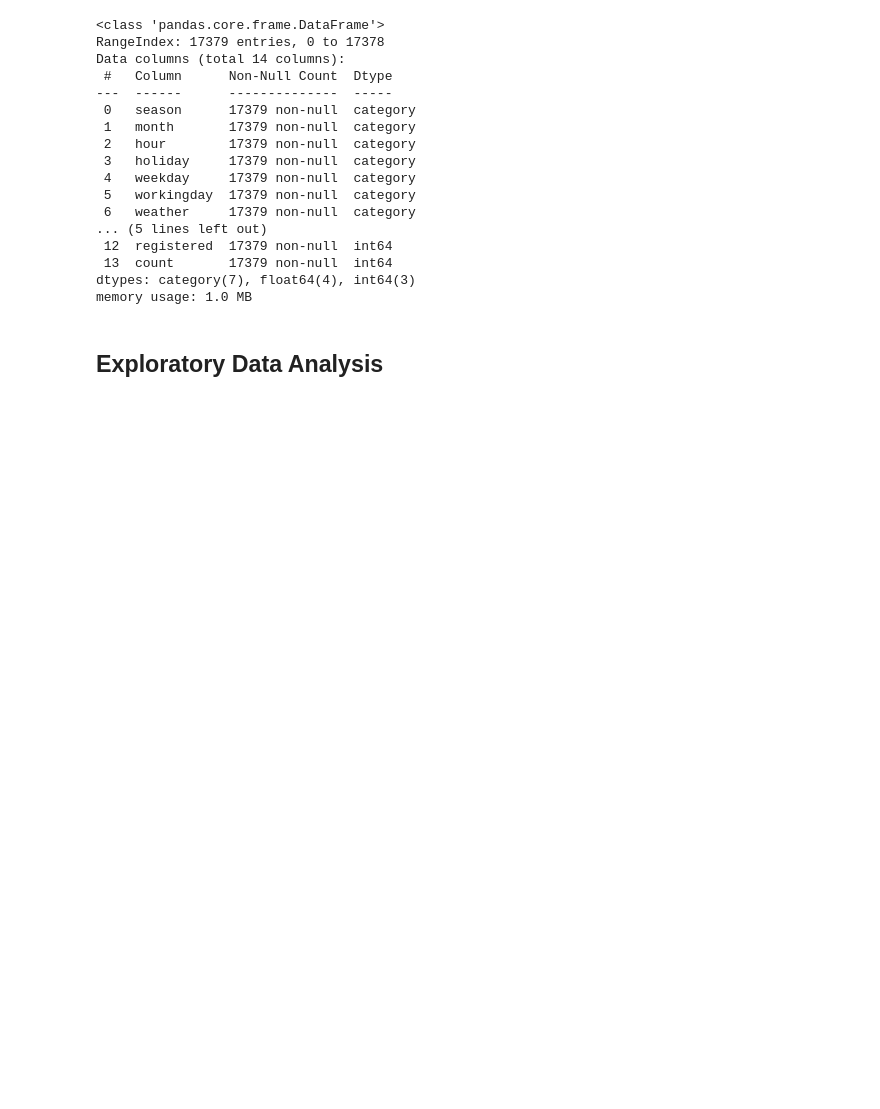
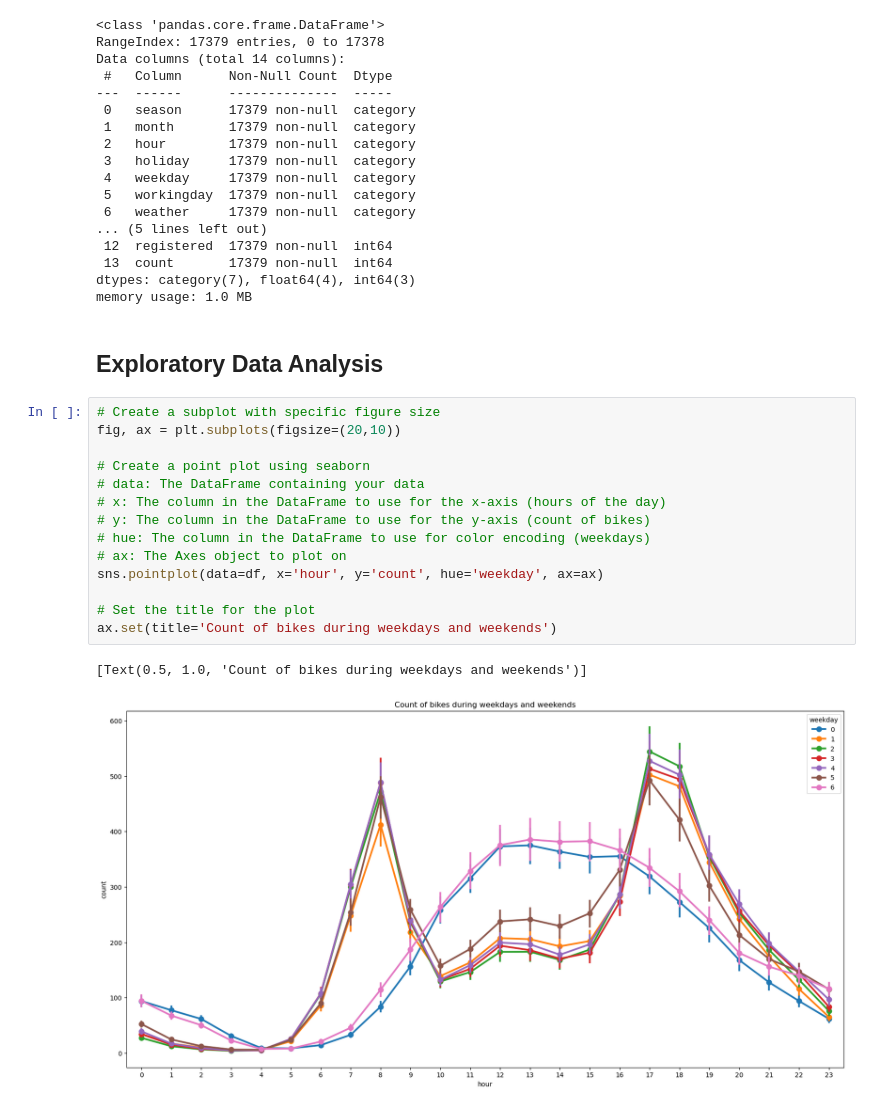
Before and after one commit to longmen2019/Machine-Learning-Notebooks, a Jupyter notebook: Bike Sharing Demand Analysis - Regression/Bike Sharing Demand Analysis - Regression.ipynb, the cells around one changed output. Saved outputs shown, nothing was run; the diff lists cells and outputs as text; blank space fills up the shorter version.

```diff
--- a/Bike Sharing Demand Analysis - Regression/Bike Sharing Demand Analysis - Regression.ipynb
+++ b/Bike Sharing Demand Analysis - Regression/Bike Sharing Demand Analysis - Regression.ipynb
@@ -208,3 +208,20 @@ dtypes: category(7), float64(4), int64(3)
 memory usage: 1.0 MB
 # %% [markdown]
 ## Exploratory Data Analysis
+# %%
+# Create a subplot with specific figure size
+fig, ax = plt.subplots(figsize=(20,10))
+
+# Create a point plot using seaborn
+# data: The DataFrame containing your data
+# x: The column in the DataFrame to use for the x-axis (hours of the day)
+# y: The column in the DataFrame to use for the y-axis (count of bikes)
+# hue: The column in the DataFrame to use for color encoding (weekdays)
+# ax: The Axes object to plot on
+sns.pointplot(data=df, x='hour', y='count', hue='weekday', ax=ax)
+
+# Set the title for the plot
+ax.set(title='Count of bikes during weekdays and weekends')
+# %% [output]
+[Text(0.5, 1.0, 'Count of bikes during weekdays and weekends')]
+[figure, added]
```
Also changed, not shown: parts of 2 cells of this notebook.
